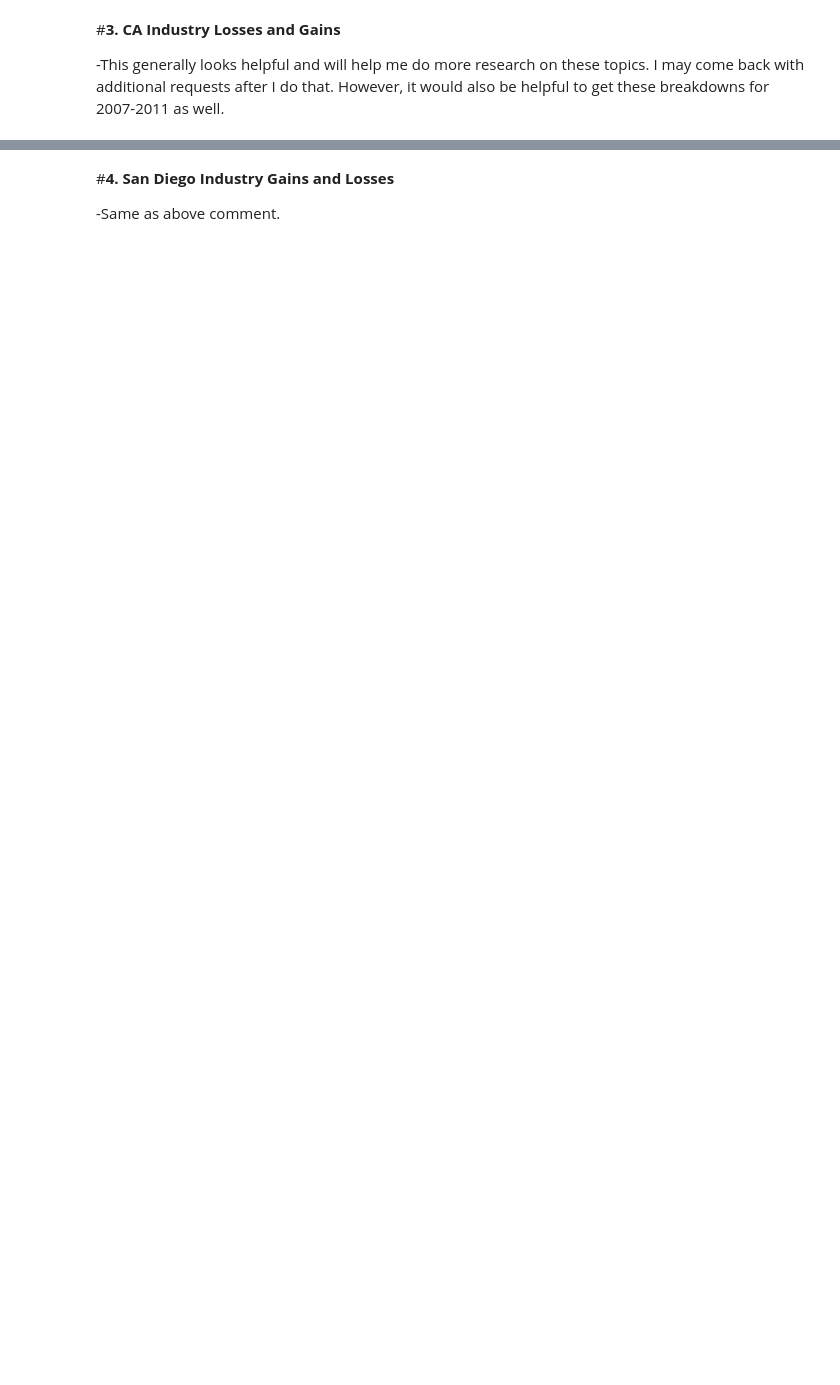
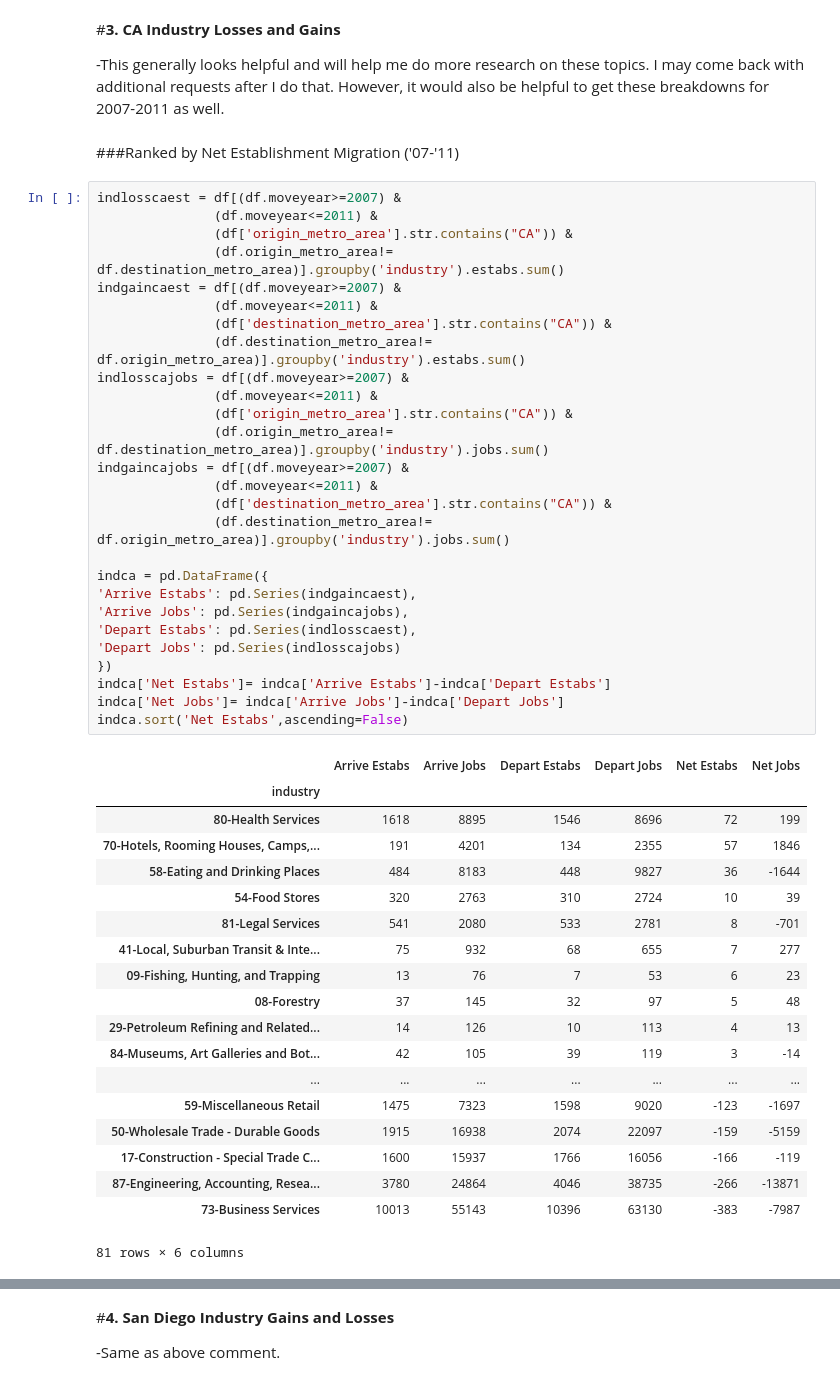
Before and after one commit to SDRDLAnalysts/pdp-data-projects, a Jupyter notebook: voiceofsandiego.org/business-migrations/analysts/gonzalo.ipynb, the cells around one changed output, grey strips where cells are left out. Saved outputs shown, nothing was run; the diff lists cells and outputs as text; blank space fills up the shorter version.

```diff
--- a/voiceofsandiego.org/business-migrations/analysts/gonzalo.ipynb
+++ b/voiceofsandiego.org/business-migrations/analysts/gonzalo.ipynb
@@ -140,3 +207,52 @@ Metro Area: San Diego
 #**3. CA Industry Losses and Gains**
 
 -This generally looks helpful and will help me do more research on these topics. I may come back with additional requests after I do that. However, it would also be helpful to get these breakdowns for 2007-2011 as well.
+# %% [markdown]
+###Ranked by Net Establishment Migration ('07-'11)
+# %%
+indlosscaest = df[(df.moveyear>=2007) &
+               (df.moveyear<=2011) &
+               (df['origin_metro_area'].str.contains("CA")) &
+               (df.origin_metro_area!= df.destination_metro_area)].groupby('industry').estabs.sum()
+indgaincaest = df[(df.moveyear>=2007) &
+               (df.moveyear<=2011) &
+               (df['destination_metro_area'].str.contains("CA")) &
+               (df.destination_metro_area!= df.origin_metro_area)].groupby('industry').estabs.sum()
+indlosscajobs = df[(df.moveyear>=2007) &
+               (df.moveyear<=2011) &
+               (df['origin_metro_area'].str.contains("CA")) &
+               (df.origin_metro_area!= df.destination_metro_area)].groupby('industry').jobs.sum()
+indgaincajobs = df[(df.moveyear>=2007) &
+               (df.moveyear<=2011) &
+               (df['destination_metro_area'].str.contains("CA")) &
+               (df.destination_metro_area!= df.origin_metro_area)].groupby('industry').jobs.sum()
+
+indca = pd.DataFrame({
+'Arrive Estabs': pd.Series(indgaincaest),
+'Arrive Jobs': pd.Series(indgaincajobs),
+'Depart Estabs': pd.Series(indlosscaest),
+'Depart Jobs': pd.Series(indlosscajobs)
+})
+indca['Net Estabs']= indca['Arrive Estabs']-indca['Depart Estabs']
+indca['Net Jobs']= indca['Arrive Jobs']-indca['Depart Jobs']
+indca.sort('Net Estabs',ascending=False)
+# %% [output]
+|  | Arrive Estabs | Arrive Jobs | Depart Estabs | Depart Jobs | Net Estabs | Net Jobs |
+| industry |  |  |  |  |  |  |
+| 80-Health Services | 1618 | 8895 | 1546 | 8696 | 72 | 199 |
+| 70-Hotels, Rooming Houses, Camps,... | 191 | 4201 | 134 | 2355 | 57 | 1846 |
+| 58-Eating and Drinking Places | 484 | 8183 | 448 | 9827 | 36 | -1644 |
+| 54-Food Stores | 320 | 2763 | 310 | 2724 | 10 | 39 |
+| 81-Legal Services | 541 | 2080 | 533 | 2781 | 8 | -701 |
+| 41-Local, Suburban Transit & Inte... | 75 | 932 | 68 | 655 | 7 | 277 |
+| 09-Fishing, Hunting, and Trapping | 13 | 76 | 7 | 53 | 6 | 23 |
+| 08-Forestry | 37 | 145 | 32 | 97 | 5 | 48 |
+| 29-Petroleum Refining and Related... | 14 | 126 | 10 | 113 | 4 | 13 |
+| 84-Museums, Art Galleries and Bot... | 42 | 105 | 39 | 119 | 3 | -14 |
+| ... | ... | ... | ... | ... | ... | ... |
+| 59-Miscellaneous Retail | 1475 | 7323 | 1598 | 9020 | -123 | -1697 |
+| 50-Wholesale Trade - Durable Goods | 1915 | 16938 | 2074 | 22097 | -159 | -5159 |
+| 17-Construction - Special Trade C... | 1600 | 15937 | 1766 | 16056 | -166 | -119 |
+| 87-Engineering, Accounting, Resea... | 3780 | 24864 | 4046 | 38735 | -266 | -13871 |
+| 73-Business Services | 10013 | 55143 | 10396 | 63130 | -383 | -7987 |
+81 rows × 6 columns
```
Also changed, not shown: parts of 15 cells of this notebook.
